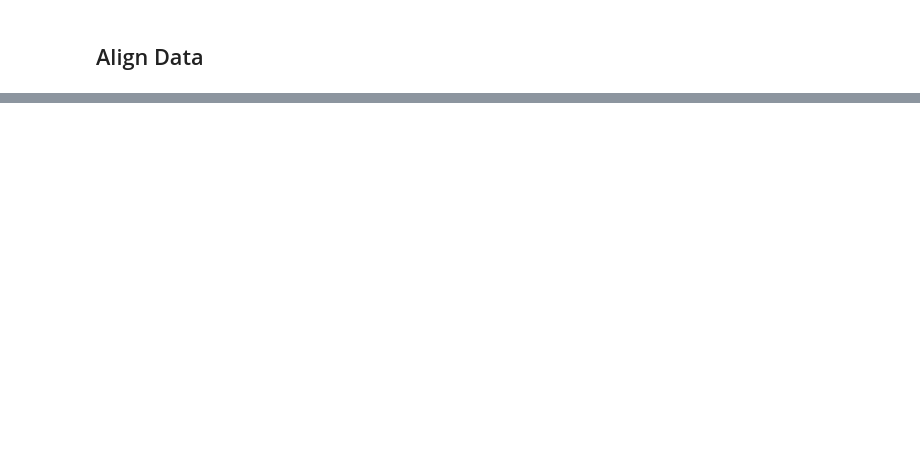
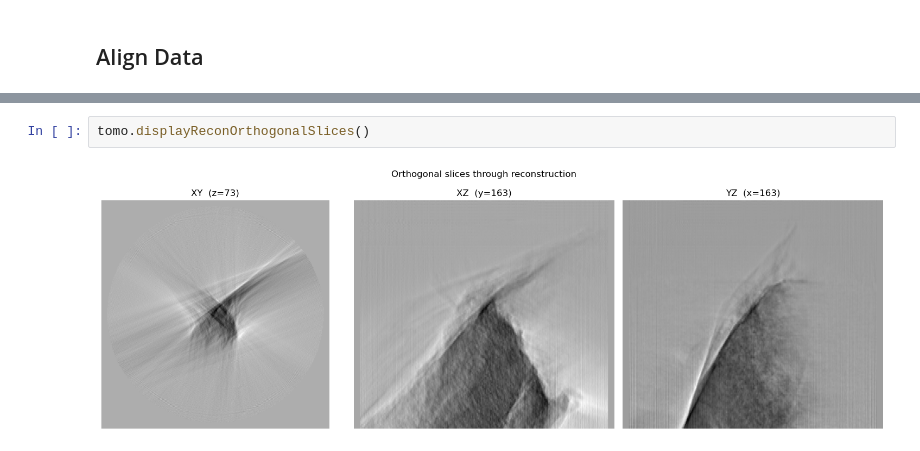
Before and after one commit to levijh1/TomoMono, a Jupyter notebook: test_taylor_alignment_methods_realData.ipynb, the cells around one changed output, grey strips where cells are left out. Saved outputs shown, nothing was run; the diff lists cells and outputs as text; blank space fills up the shorter version.

```diff
--- a/test_taylor_alignment_methods_realData.ipynb
+++ b/test_taylor_alignment_methods_realData.ipynb
@@ -147,3 +200,7 @@ tomo.makeNotebookReconMovie()
+# %%
+tomo.displayReconOrthogonalSlices()
+# %% [output]
+[figure, added]
 # %%
 # Reprojection Consistency Score — after alignment
 rcs_after, _, _ = tomo.reprojection_consistency_score(plot=True)
```
Also changed, not shown: parts of 13 cells of this notebook, 14 other files.
